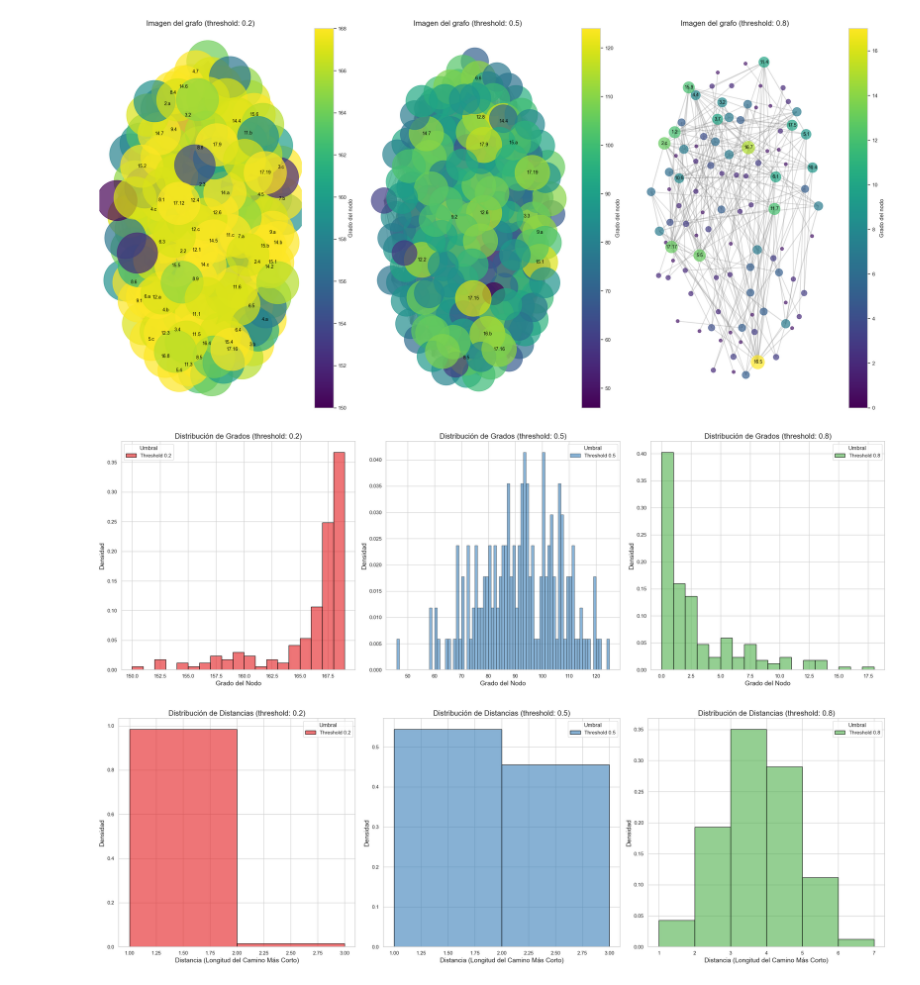
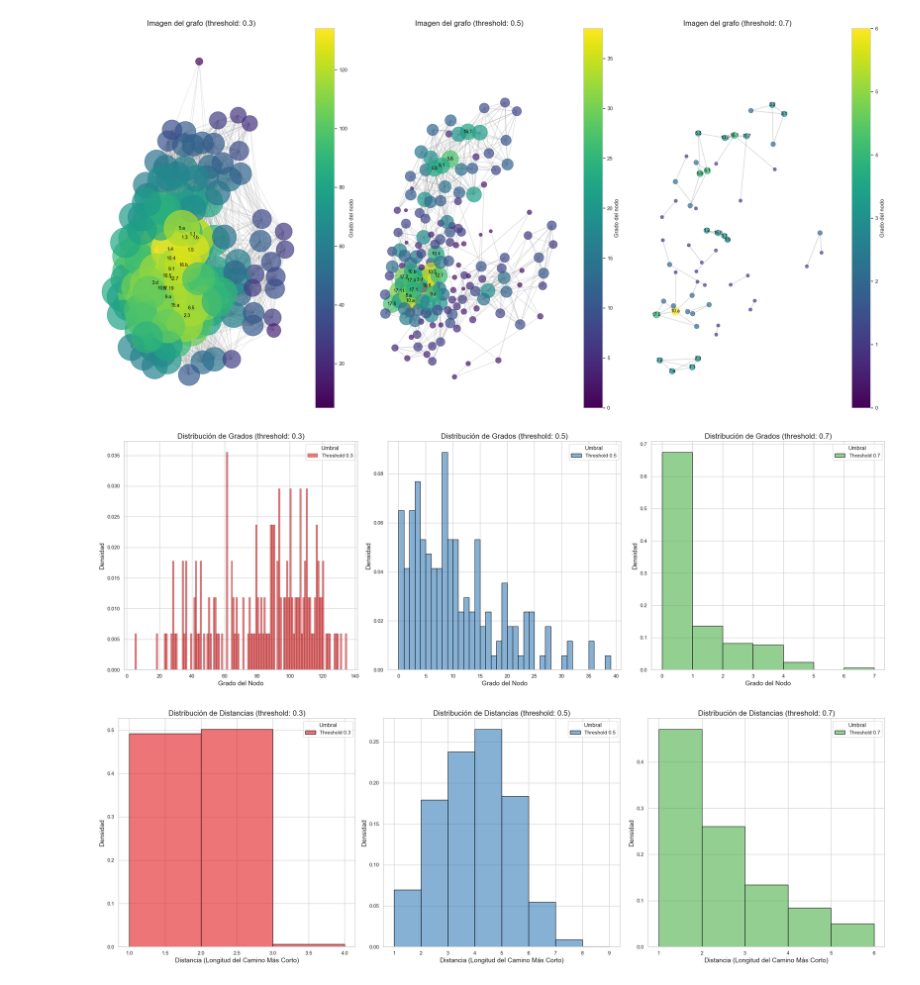
Before and after one commit to Valgt/P_MO412A, a Jupyter notebook: graphs/analysis.ipynb, the cells around one changed output. Cells and saved outputs as stored; diff of their text form; code cells hidden in the pictures.

Commit message:
add graph

```diff
--- a/graphs/analysis.ipynb
+++ b/graphs/analysis.ipynb
@@ -10,15 +10,15 @@ sns.set(style="whitegrid")
 # ==========================================
 # Paso 1: Cargar la matriz de similitud desde el archivo CSV
 # ==========================================
-df = pd.read_csv('matriz_target_similitud.csv', index_col=0)
+df = pd.read_csv('data/nuevo_dataframe.csv', index_col=0)
 
 # ==========================================
 # Paso 2: Definir los umbrales con claves numéricas
 # ==========================================
 thresholds = {
-    1: 0.2,
+    1: 0.3,
     2: 0.5,
-    3: 0.8
+    3: 0.7
 }
 
 # Nombre del grafo
@@ -88,34 +88,34 @@ for ax, (clave, G) in zip(axes_grafos, grafos.items()):
         edge_color='gray'
     )
 
     # Añadir una barra de colores para los nodos
     sm = plt.cm.ScalarMappable(cmap=plt.cm.viridis,
                                norm=plt.Normalize(vmin=min(grados.values()), vmax=max(grados.values())))
     sm.set_array([])
     cbar = plt.colorbar(sm, ax=ax)
     cbar.set_label('Grado del nodo')
 
     # Mostrar etiquetas solo para nodos con grado alto (percentil 90)
     umbral_grado = pd.Series(grados).quantile(0.9)
     etiquetas = {n: n for n, d in grados.items() if d >= umbral_grado}
     nx.draw_networkx_labels(
         G, pos, ax=ax,
         labels=etiquetas,
         font_size=10,
         font_color='black'
     )
 
     # Título del subgráfico con el formato deseado
     ax.set_title(f'{nombre_grafo} (threshold: {thresholds[clave]})', fontsize=16)
 
     # Eliminar los ejes
     ax.set_axis_off()
 
 # Ajustar el layout y mostrar la figura de los grafos
 plt.tight_layout()
 plt.show()
 # %% [output]
-[figure, old version]
+[figure, new version]
 # %%
 # ==========================================
 # Paso 7: Crear y Visualizar la Distribución de Grados en Subgráficos Separados
@@ -147,7 +147,7 @@ for idx, (clave, G) in enumerate(grafos.items()):
 plt.tight_layout()
 plt.show()
 # %% [output]
-[figure, old version]
+[figure, new version]
 # %%
 # ==========================================
 # Paso 8: Crear y Visualizar la Distribución de Distancias en Subgráficos Separados
@@ -194,7 +194,7 @@ for idx, (clave, G) in enumerate(grafos.items()):
 plt.tight_layout()
 plt.show()
 # %% [output]
-[figure, old version]
+[figure, new version]
 # %%
 # ==========================================
 # Paso 9: Crear y Visualizar la Distribución de Coeficiente de Clusterización en Subgráficos Separados
```
Also changed, not shown: parts of 5 cells of this notebook, 6 other files.
